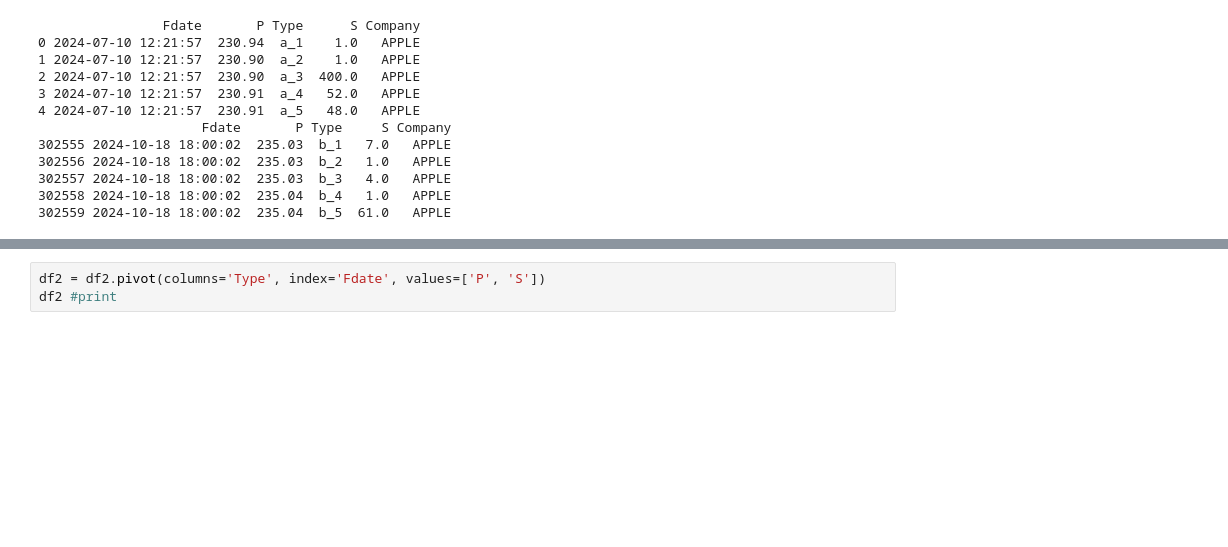
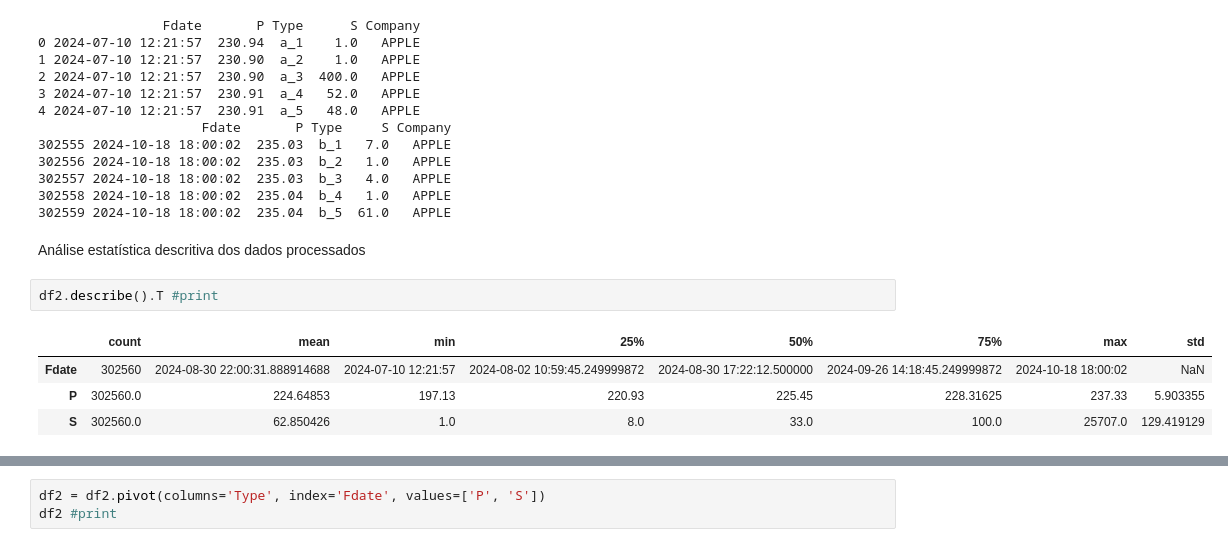
Before and after one commit to AILAB-CEFET-RJ/dtml, a Jupyter notebook: notebook/data_featuring.ipynb, the cells around one changed output, grey strips where cells are left out. Cells and saved outputs as stored; diff of their text form; blank space fills up the shorter version.

```diff
--- a/notebook/data_featuring.ipynb
+++ b/notebook/data_featuring.ipynb
@@ -185,3 +216,12 @@ print(df2.tail(5)) #print
 302557 2024-10-18 18:00:02  235.03  b_3   4.0   APPLE
 302558 2024-10-18 18:00:02  235.04  b_4   1.0   APPLE
 302559 2024-10-18 18:00:02  235.04  b_5  61.0   APPLE
+# %% [markdown]
+Análise estatística descritiva dos dados processados
+# %%
+df2.describe().T #print
+# %% [output]
+|  | count | mean | min | 25% | 50% | 75% | max | std |
+| Fdate | 302560 | 2024-08-30 22:00:31.888914688 | 2024-07-10 12:21:57 | 2024-08-02 10:59:45.249999872 | 2024-08-30 17:22:12.500000 | 2024-09-26 14:18:45.249999872 | 2024-10-18 18:00:02 | NaN |
+| P | 302560.0 | 224.64853 | 197.13 | 220.93 | 225.45 | 228.31625 | 237.33 | 5.903355 |
+| S | 302560.0 | 62.850426 | 1.0 | 8.0 | 33.0 | 100.0 | 25707.0 | 129.419129 |
```
Also changed, not shown: parts of 21 cells of this notebook, 7 other files.
